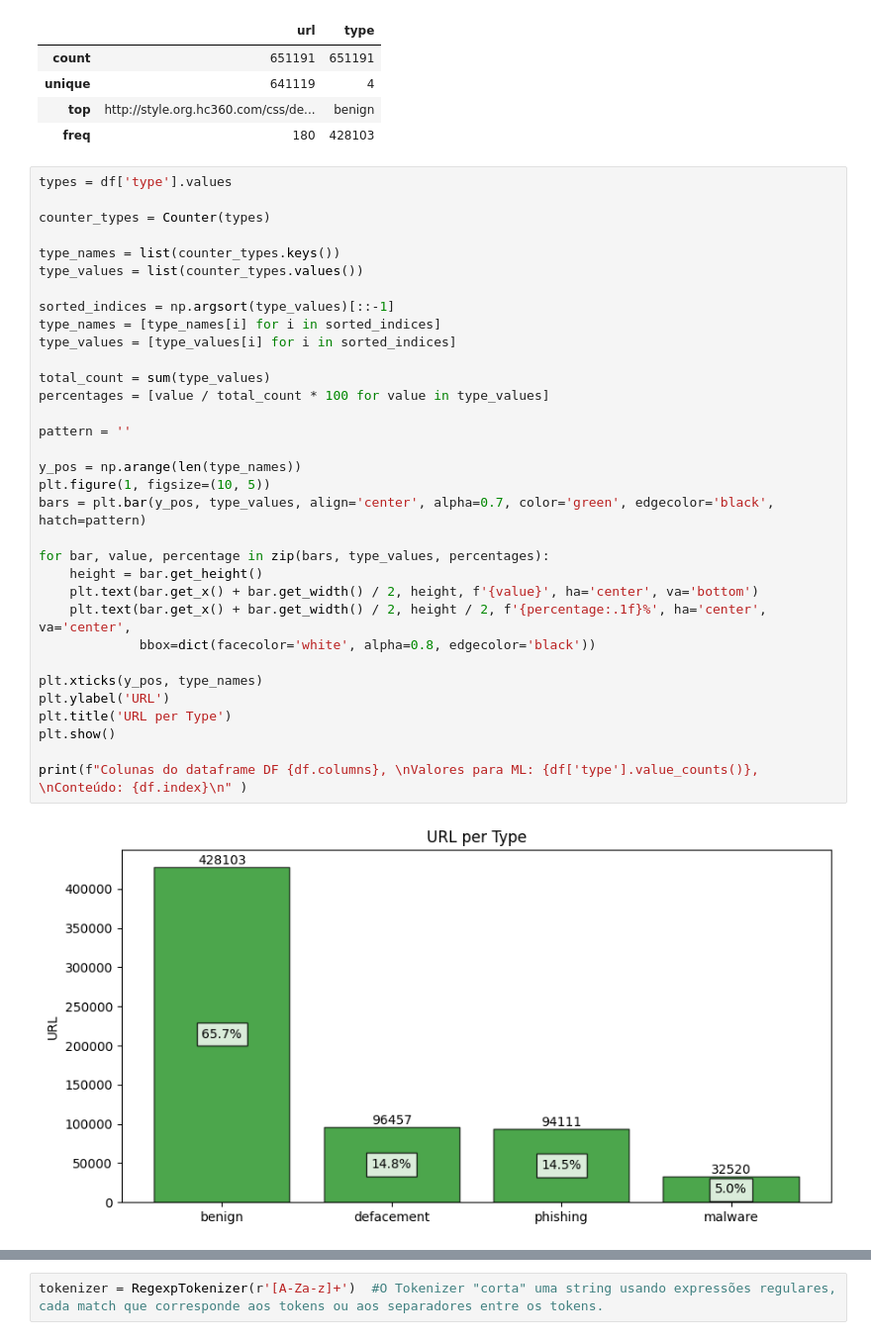
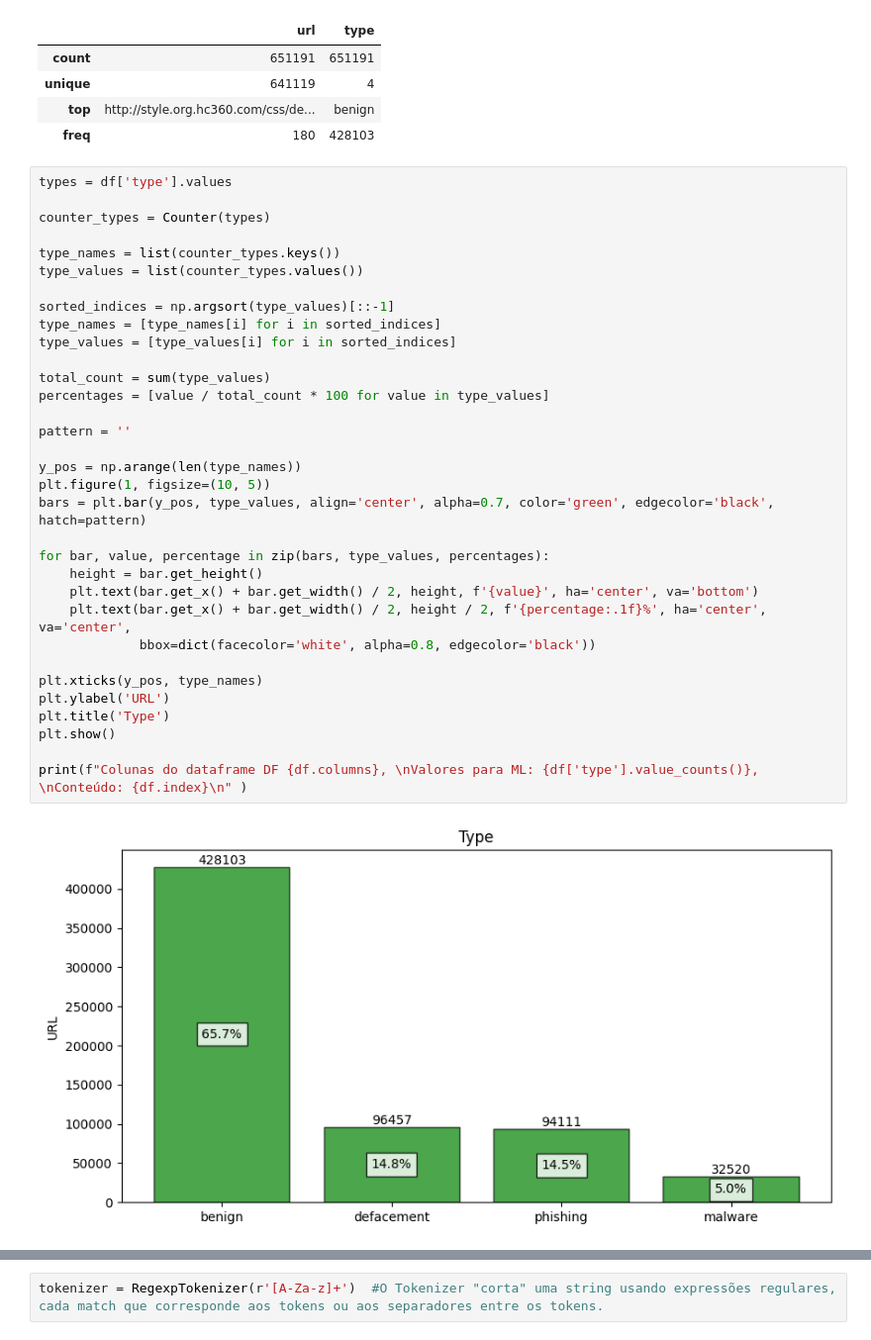
Before and after one commit to leolibardi/TCC-2024---ML-TO-DETEC-MALICIOUS-URL, a Jupyter notebook: Logistic Regression.ipynb, the cells around one changed output, grey strips where cells are left out. Shown: that part at 99% size. Saved outputs shown, nothing was run; the diff lists cells and outputs as text.

```diff
--- a/Logistic Regression.ipynb
+++ b/Logistic Regression.ipynb
@@ -74,35 +74,35 @@ types = df['type'].values
 counter_types = Counter(types)
 
 type_names = list(counter_types.keys())
 type_values = list(counter_types.values())
 
 sorted_indices = np.argsort(type_values)[::-1]
 type_names = [type_names[i] for i in sorted_indices]
 type_values = [type_values[i] for i in sorted_indices]
 
 total_count = sum(type_values)
 percentages = [value / total_count * 100 for value in type_values]
 
 pattern = ''
 
 y_pos = np.arange(len(type_names))
 plt.figure(1, figsize=(10, 5))
 bars = plt.bar(y_pos, type_values, align='center', alpha=0.7, color='green', edgecolor='black', hatch=pattern)
 
 for bar, value, percentage in zip(bars, type_values, percentages):
     height = bar.get_height()
     plt.text(bar.get_x() + bar.get_width() / 2, height, f'{value}', ha='center', va='bottom')
     plt.text(bar.get_x() + bar.get_width() / 2, height / 2, f'{percentage:.1f}%', ha='center', va='center',
              bbox=dict(facecolor='white', alpha=0.8, edgecolor='black'))
 
 plt.xticks(y_pos, type_names)
 plt.ylabel('URL')
-plt.title('URL per Type')
+plt.title('Type')
 plt.show()
 
 print(f"Colunas do dataframe DF {df.columns}, \nValores para ML: {df['type'].value_counts()}, \nConteúdo: {df.index}\n" )
 # %% [output]
-[figure, old version]
+[figure, new version]
 Colunas do dataframe DF Index(['url', 'type'], dtype='object'),
 Valores para ML: type
 benign        428103
```
Also changed, not shown: parts of 7 cells of this notebook.
